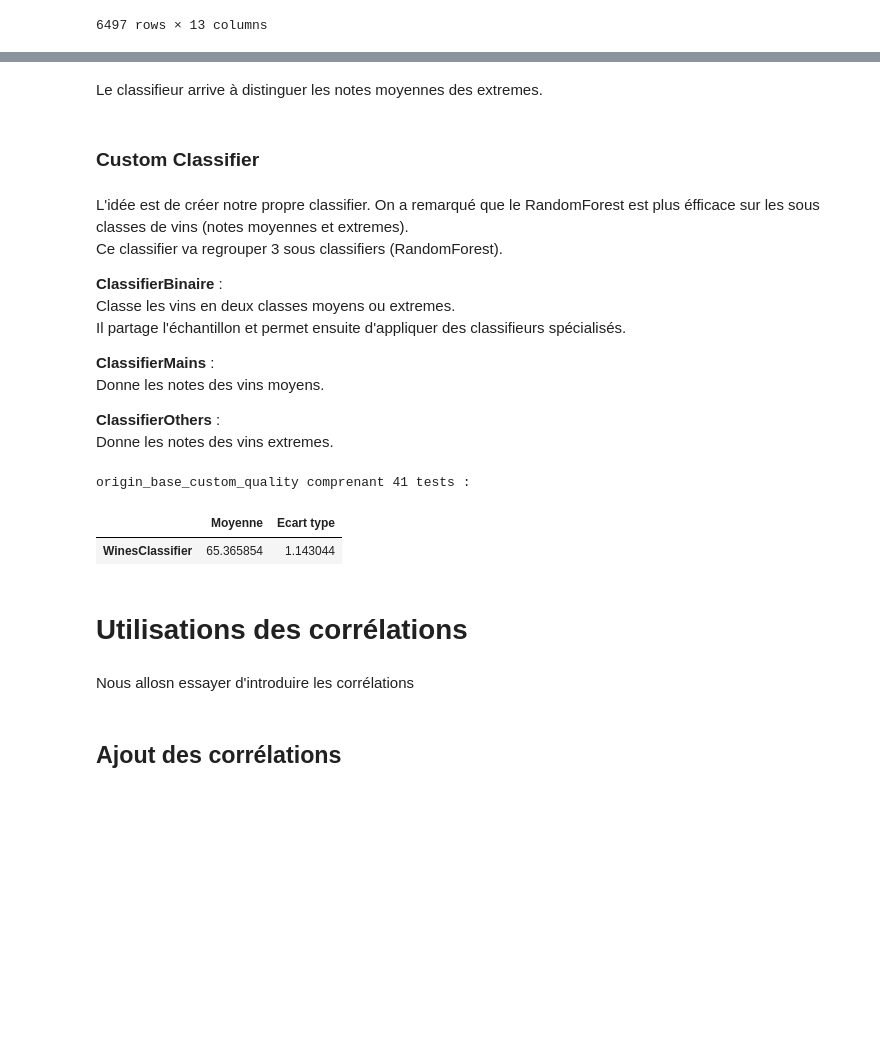
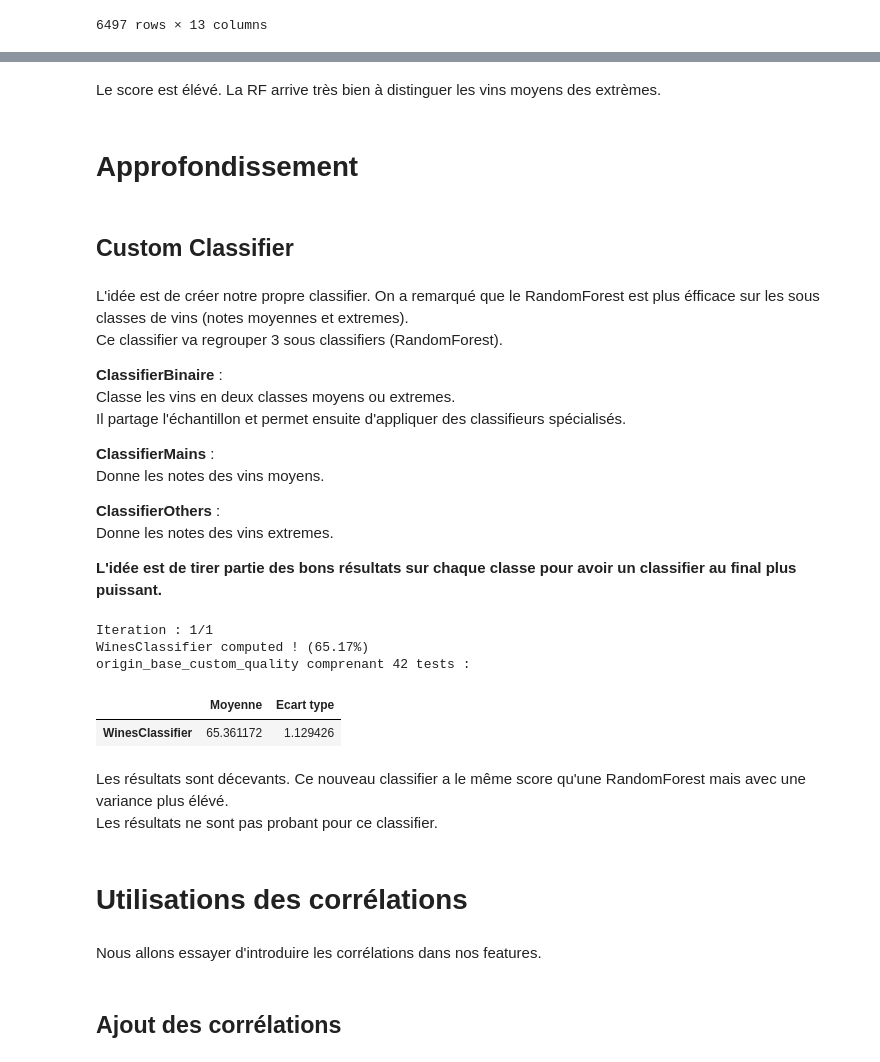
Before and after one commit to Nicotous1/Wines, a Jupyter notebook: Rapport_Code.ipynb, the cells around one changed output, grey strips where cells are left out. Drawn from its saved outputs; the diff is of its cells as text; code cells hidden in the pictures; blank space fills up the shorter version.

```diff
--- a/Rapport_Code.ipynb
+++ b/Rapport_Code.ipynb
@@ -556,9 +638,11 @@ Amélioration de 86.34%
 Colonne éliminée : Aucune
 Colonne gardée : fixed acidity, volatile acidity, citric acid, residual sugar, chlorides, free sulfur dioxide, total sulfur dioxide, density, pH, sulphates, alcohol, color
 # %% [markdown]
-Le classifieur arrive à distinguer les notes moyennes des extremes.
+Le score est élévé. La RF arrive très bien à distinguer les vins moyens des extrèmes.
+# %% [markdown]
+# Approfondissement
 # %% [markdown]
-### Custom Classifier
+## Custom Classifier
 # %% [markdown]
 L'idée est de créer notre propre classifier. On a remarqué que le RandomForest est plus éfficace sur les sous classes de vins (notes moyennes et extremes).<br>
 Ce classifier va regrouper 3 sous classifiers (RandomForest).<br>
@@ -572,5 +656,7 @@ Donne les notes des vins moyens.
 
 __ClassifierOthers__ :<br>
 Donne les notes des vins extremes.
+
+__L'idée est de tirer partie des bons résultats sur chaque classe pour avoir un classifier au final plus puissant.__
 # %%
 import numpy as np
@@ -636,15 +723,20 @@ class WinesClassifier():
         return i/len(X)
 # %%
 NTester = NClassifierTester()
-df_custom = NTester.test("origin_base_custom_quality", wines, "quality", n = 41, clfs = ["WinesClassifier"])
+df_custom = NTester.test("origin_base_custom_quality", wines, "quality", n = 42, clfs = ["WinesClassifier"])
 # %% [output]
-origin_base_custom_quality comprenant 41 tests :
+Iteration : 1/1
+WinesClassifier computed ! (65.17%)
+origin_base_custom_quality comprenant 42 tests :
 |  | Moyenne | Ecart type |
-| WinesClassifier | 65.365854 | 1.143044 |
+| WinesClassifier | 65.361172 | 1.129426 |
+# %% [markdown]
+Les résultats sont décevants. Ce nouveau classifier a le même score qu'une RandomForest mais avec une variance plus élévé.<br>
+Les résultats ne sont pas probant pour ce classifier.
 # %% [markdown]
 # Utilisations des corrélations
 # %% [markdown]
-Nous allosn essayer d'introduire les corrélations
+Nous allons essayer d'introduire les corrélations  dans nos features.
 # %% [markdown]
 ## Ajout des corrélations
 # %% [markdown]
```
Also changed, not shown: parts of 37 cells of this notebook, 1 other file.
